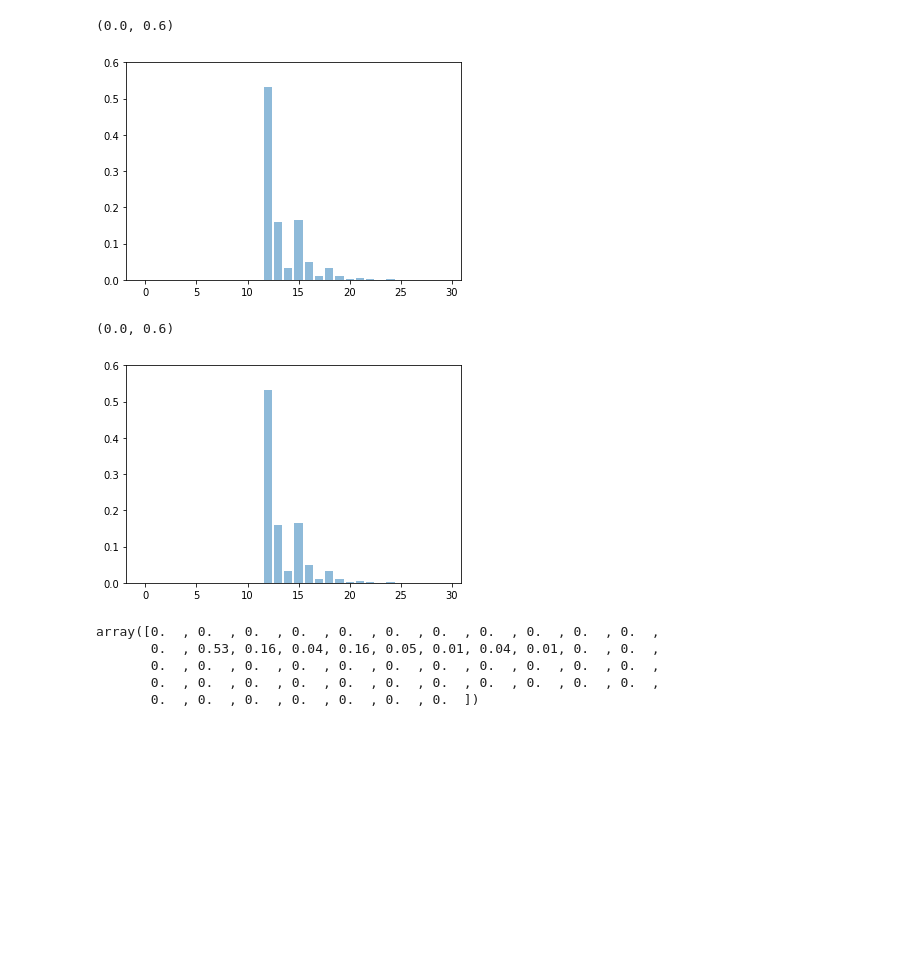
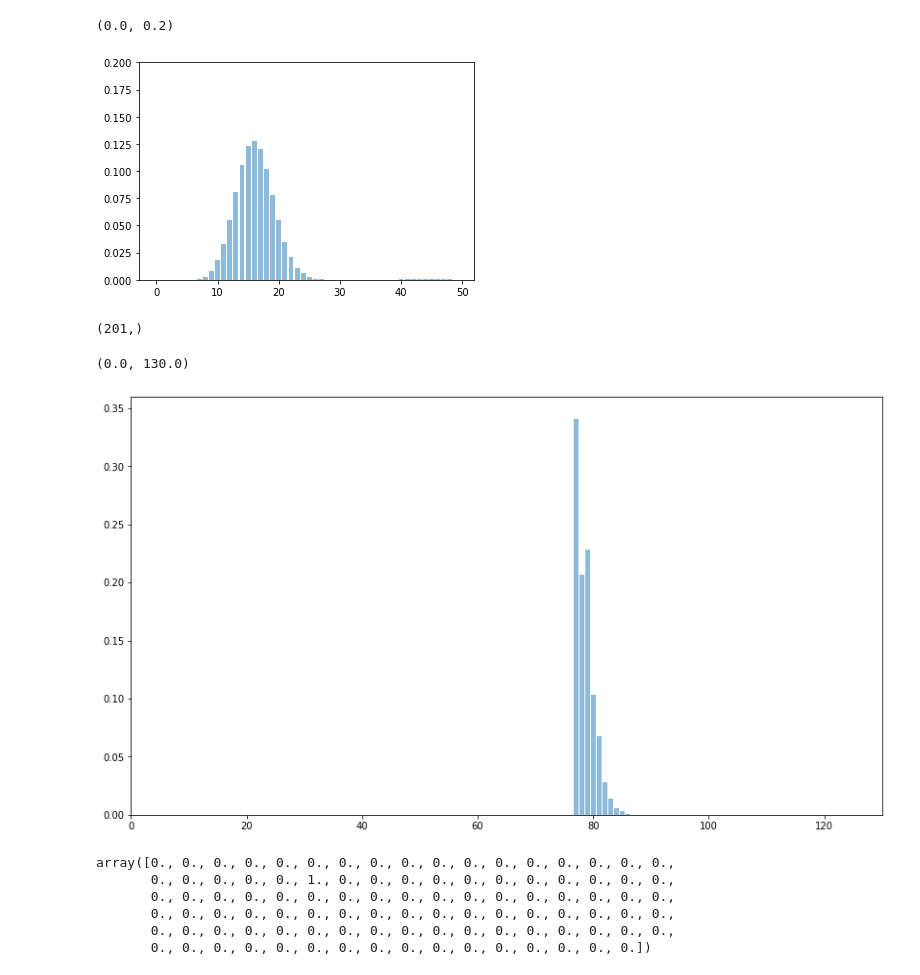
Before and after one commit to yannikschnitzer/prism, a Jupyter notebook: prism/distr.ipynb, the cells around one changed output. Cells and saved outputs as stored; diff of their text form; code cells hidden in the pictures; blank space fills up the shorter version.

```diff
--- a/prism/distr.ipynb
+++ b/prism/distr.ipynb
@@ -32,17 +34,21 @@ arr = np.array([0.000, 0.000, 0.000, 0.000, 0.000, 0.000, 0.000, 0.000, 0.000, 0
 # %%
-plt.bar(np.arange(30),arr[:30], alpha=0.5)
-weights = np.ones(51)*1/50
-plt.ylim([0, 0.6])
+plt.bar(np.arange(50),arr[:50], alpha=0.5)
+plt.ylim([0, 0.2])
 # %% [output]
-(0.0, 0.6)
+(0.0, 0.2)
-[figure, old version]
+[figure, new version]
 # %%
-arr2 = np.array([0.000, 0.000, 0.000, 0.000, 0.000, 0.000, 0.000, 0.000, 0.000, 0.000, 0.000, 0.000, 0.531, 0.159, 0.032, 0.165, 0.049, 0.010, 0.033, 0.010, 0.002, 0.006, 0.002, 0.000, 0.001, 0.000, 0.000, 0.000, 0.000, 0.000, 0.000, 0.000, 0.000, 0.000, 0.000, 0.000, 0.000, 0.000, 0.000, 0.000, 0.000, 0.000, 0.000, 0.000, 0.000, 0.000, 0.000, 0.000, 0.000, 0.000, 0.000 ])
+arr2 = np.array([0.000, 0.000, 0.000, 0.000, 0.000, 0.000, 0.000, 0.000, 0.000, 0.000, 0.000, 0.000, 0.000, 0.000, 0.000, 0.000, 0.000, 0.000, 0.000, 0.000, 0.000, 0.000, 0.000, 0.000, 0.000, 0.000, 0.000, 0.000, 0.000, 0.000, 0.000, 0.000, 0.000, 0.000, 0.000, 0.000, 0.000, 0.000, 0.000, 0.000, 0.000, 0.000, 0.000, 0.000, 0.000, 0.000, 0.000, 0.000, 0.000, 0.000, 0.000, 0.000, 0.000, 0.000, 0.000, 0.000, 0.000, 0.000, 0.000, 0.000, 0.000, 0.000, 0.000, 0.000, 0.000, 0.000, 0.000, 0.000, 0.000, 0.000, 0.000, 0.000, 0.000, 0.000, 0.000, 0.000, 0.000, 0.341, 0.207, 0.228, 0.103, 0.068, 0.028, 0.014, 0.006, 0.003, 0.001, 0.000, 0.000, 0.000, 0.000, 0.000, 0.000, 0.000, 0.000, 0.000, 0.000, 0.000, 0.000, 0.000, 0.000, 0.000, 0.000, 0.000, 0.000, 0.000, 0.000, 0.000, 0.000, 0.000, 0.000, 0.000, 0.000, 0.000, 0.000, 0.000, 0.000, 0.000, 0.000, 0.000, 0.000, 0.000, 0.000, 0.000, 0.000, 0.000, 0.000, 0.000, 0.000, 0.000, 0.000, 0.000, 0.000, 0.000, 0.000, 0.000, 0.000, 0.000, 0.000, 0.000, 0.000, 0.000, 0.000, 0.000, 0.000, 0.000, 0.000, 0.000, 0.000, 0.000, 0.000, 0.000, 0.000, 0.000, 0.000, 0.000, 0.000, 0.000, 0.000, 0.000, 0.000, 0.000, 0.000, 0.000, 0.000, 0.000, 0.000, 0.000, 0.000, 0.000, 0.000, 0.000, 0.000, 0.000, 0.000, 0.000, 0.000, 0.000, 0.000, 0.000, 0.000, 0.000, 0.000, 0.000, 0.000, 0.000, 0.000, 0.000, 0.000, 0.000, 0.000, 0.000, 0.000, 0.000, 0.000, 0.000, 0.000, 0.000, 0.000, 0.000, 0.000])
+# %%
+arr2.shape
+# %% [output]
+(201,)
 # %%
-plt.bar(np.arange(30),arr2[:30], alpha=0.5)
-weights = np.ones(51)*1/50
-plt.ylim([0, 0.6])
+plt.figure(figsize=(14,8))
+plt.bar(np.arange(201),arr2, alpha=0.5)
+plt.ylim([0, 0.36])
+plt.xlim([0, 130])
 # %% [output]
-(0.0, 0.6)
+(0.0, 130.0)
-[figure, old version]
+[figure, new version]
 # %%
@@ -50,10 +56,10 @@ arr_qr = np.array([12.000, 12.000, 12.000, 12.000, 12.000, 12.000, 12.000, 12.00
 # %%
 atoms = 100
 delta_p = 1.0/atoms
-arr_conv = np.zeros(51)
+arr_conv = np.zeros(101)
 
-for i in range(atoms):
-    val = arr_qr[i]
+for j in np.arange(atoms):
+    val = arr_qr[j]
     low = math.floor(val)
     upp = math.ceil(val)
     if low - upp != 0:
@@ -64,9 +70,10 @@ for i in range(atoms):
 
 arr_conv
 # %% [output]
-array([0.  , 0.  , 0.  , 0.  , 0.  , 0.  , 0.  , 0.  , 0.  , 0.  , 0.  ,
-       0.  , 0.53, 0.16, 0.04, 0.16, 0.05, 0.01, 0.04, 0.01, 0.  , 0.  ,
-       0.  , 0.  , 0.  , 0.  , 0.  , 0.  , 0.  , 0.  , 0.  , 0.  , 0.  ,
-       0.  , 0.  , 0.  , 0.  , 0.  , 0.  , 0.  , 0.  , 0.  , 0.  , 0.  ,
-       0.  , 0.  , 0.  , 0.  , 0.  , 0.  , 0.  ])
+array([0., 0., 0., 0., 0., 0., 0., 0., 0., 0., 0., 0., 0., 0., 0., 0., 0.,
+       0., 0., 0., 0., 0., 1., 0., 0., 0., 0., 0., 0., 0., 0., 0., 0., 0.,
+       0., 0., 0., 0., 0., 0., 0., 0., 0., 0., 0., 0., 0., 0., 0., 0., 0.,
+       0., 0., 0., 0., 0., 0., 0., 0., 0., 0., 0., 0., 0., 0., 0., 0., 0.,
+       0., 0., 0., 0., 0., 0., 0., 0., 0., 0., 0., 0., 0., 0., 0., 0., 0.,
+       0., 0., 0., 0., 0., 0., 0., 0., 0., 0., 0., 0., 0., 0., 0., 0.])
 # %%
```
Also changed, not shown: parts of 9 cells of this notebook, 10 other files.
